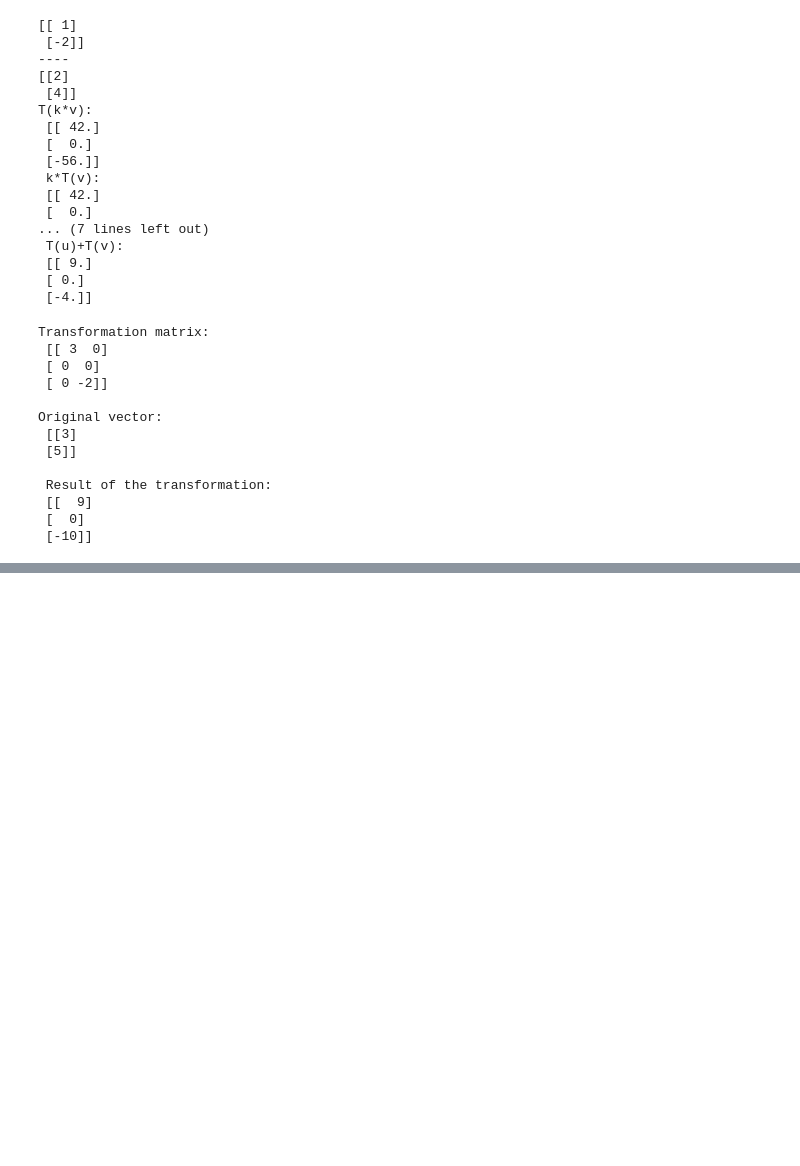
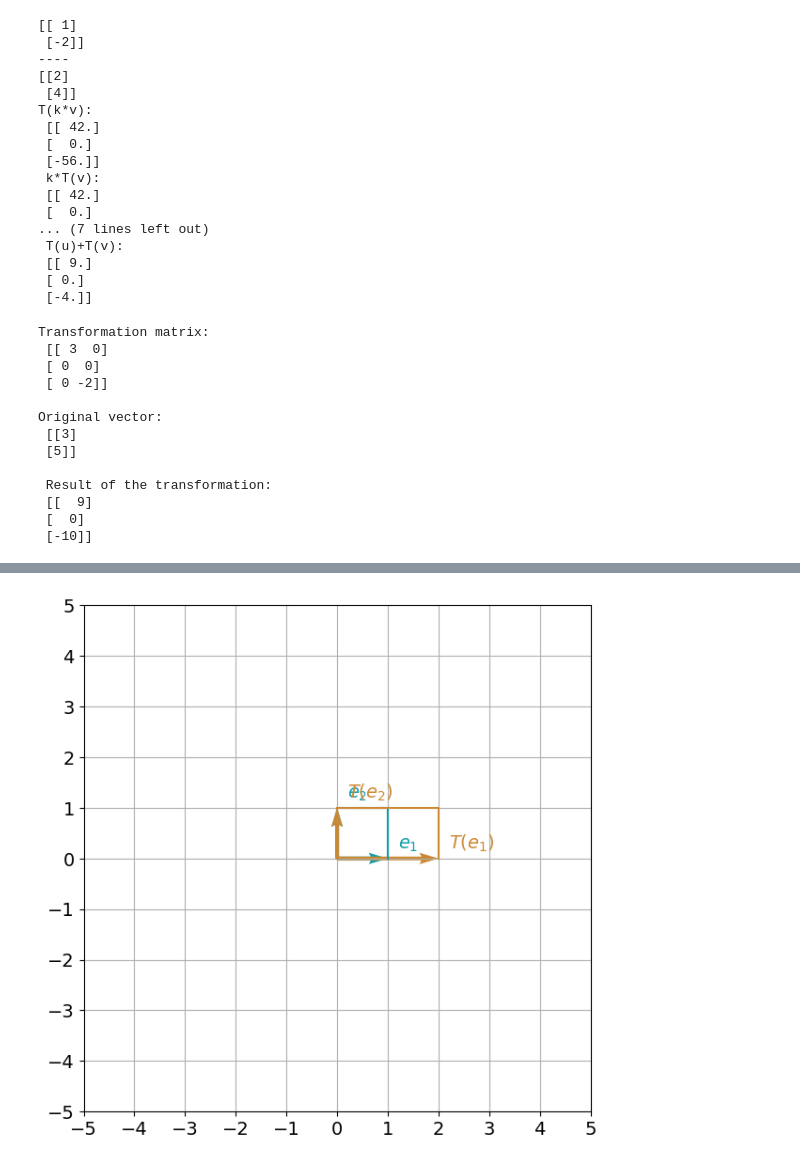
Before and after one commit to UsamaAliK/Numpy, a Jupyter notebook: NUMPY.ipynb, the cells around one changed output, grey strips where cells are left out. Drawn from its saved outputs; the diff is of its cells as text; code cells hidden in the pictures; blank space fills up the shorter version.

```diff
--- a/NUMPY.ipynb
+++ b/NUMPY.ipynb
@@ -829,0 +908,66 @@ Original vector:
+# %%
+import numpy as np
+import matplotlib.pyplot as plt
+
+def plot_transformation(T, e1, e2):
+    color_original = "#129cab"
+    color_transformed = "#cc8933"
+
+    # Flatten column vectors to 1D arrays for plotting
+    e1 = e1.flatten()
+    e2 = e2.flatten()
+
+    _, ax = plt.subplots(figsize=(7, 7))
+    ax.tick_params(axis='x', labelsize=14)
+    ax.tick_params(axis='y', labelsize=14)
+    ax.set_xticks(np.arange(-5, 6))
+    ax.set_yticks(np.arange(-5, 6))
+
+    plt.axis([-5, 5, -5, 5])
+
+    # Original basis vectors
+    plt.quiver([0, 0], [0, 0], [e1[0], e2[0]], [e1[1], e2[1]],
+               color=color_original, angles='xy', scale_units='xy', scale=1)
+    plt.plot([0, e2[0], e1[0] + e2[0], e1[0]],
+             [0, e2[1], e1[1] + e2[1], e1[1]],
+             color=color_original)
+
+    e1_sgn = 0.4 * np.sign(e1)
+    e2_sgn = 0.4 * np.sign(e2)
+    e1_sgn[e1_sgn == 0] = 0.4
+    e2_sgn[e2_sgn == 0] = 0.4
+
+    ax.text(e1[0] - 0.2 + e1_sgn[0], e1[1] - 0.2 + e1_sgn[1], '$e_1$', fontsize=14, color=color_original)
+    ax.text(e2[0] - 0.2 + e2_sgn[0], e2[1] - 0.2 + e2_sgn[1], '$e_2$', fontsize=14, color=color_original)
+
+    # Apply transformation and flatten
+    e1_transformed = T(e1).flatten()
+    e2_transformed = T(e2).flatten()
+
+    # Transformed vectors
+    plt.quiver([0, 0], [0, 0], [e1_transformed[0], e2_transformed[0]],
+               [e1_transformed[1], e2_transformed[1]],
+               color=color_transformed, angles='xy', scale_units='xy', scale=1)
+    plt.plot([0, e2_transformed[0], e1_transformed[0] + e2_transformed[0], e1_transformed[0]],
+             [0, e2_transformed[1], e1_transformed[1] + e2_transformed[1], e1_transformed[1]],
+             color=color_transformed)
+
+    e1_trans_sgn = 0.4 * np.sign(e1_transformed)
+    e2_trans_sgn = 0.4 * np.sign(e2_transformed)
+    e1_trans_sgn[e1_trans_sgn == 0] = 0.4
+    e2_trans_sgn[e2_trans_sgn == 0] = 0.4
+
+    ax.text(e1_transformed[0] - 0.2 + e1_trans_sgn[0],
+            e1_transformed[1] - 0.2 + e1_trans_sgn[1],
+            '$T(e_1)$', fontsize=14, color=color_transformed)
+
+    ax.text(e2_transformed[0] - 0.2 + e2_trans_sgn[0],
+            e2_transformed[1] - 0.2 + e2_trans_sgn[1],
+            '$T(e_2)$', fontsize=14, color=color_transformed)
+
+    plt.grid()
+    plt.gca().set_aspect("equal")
+    plt.show()
+plot_transformation(T_hscaling, e1, e2)
+# %% [output]
+[figure, added]
```
Also changed, not shown: parts of 4 cells of this notebook.
